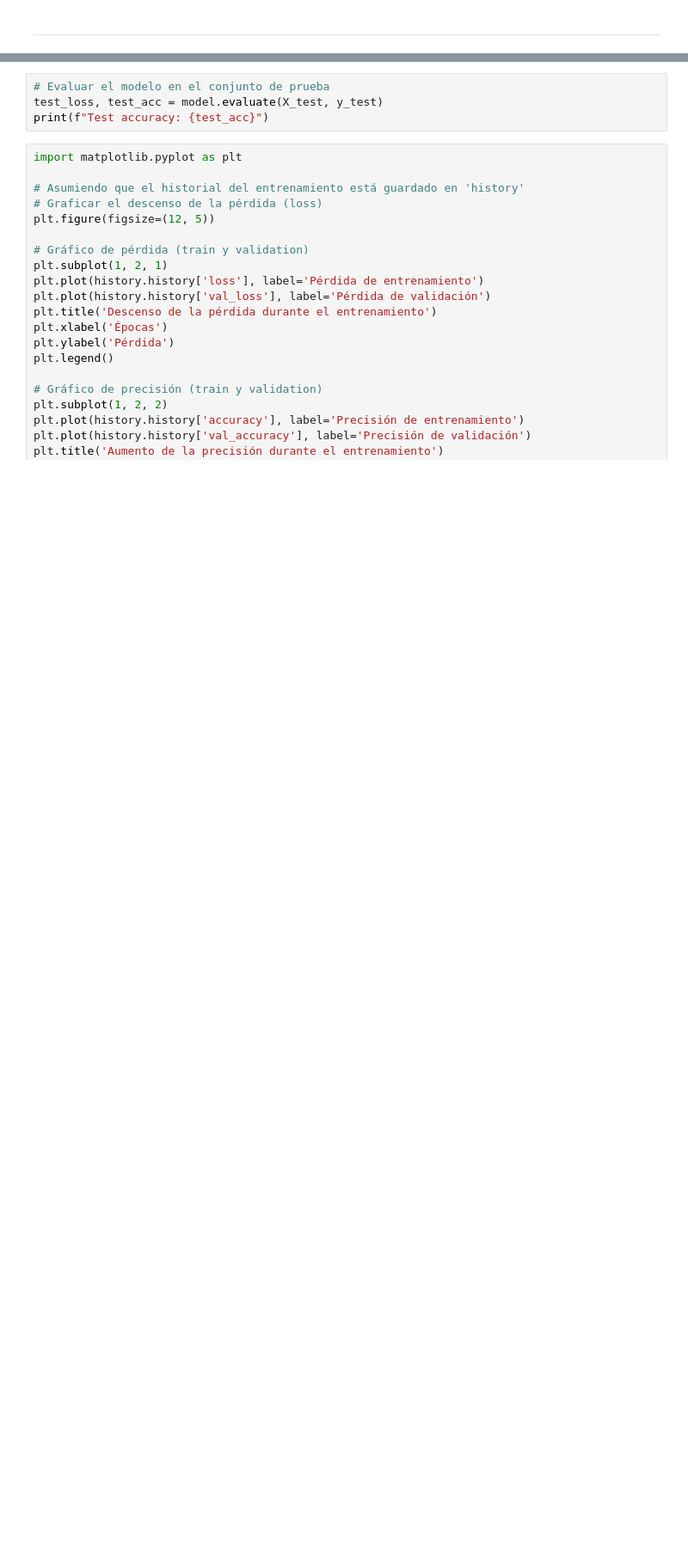
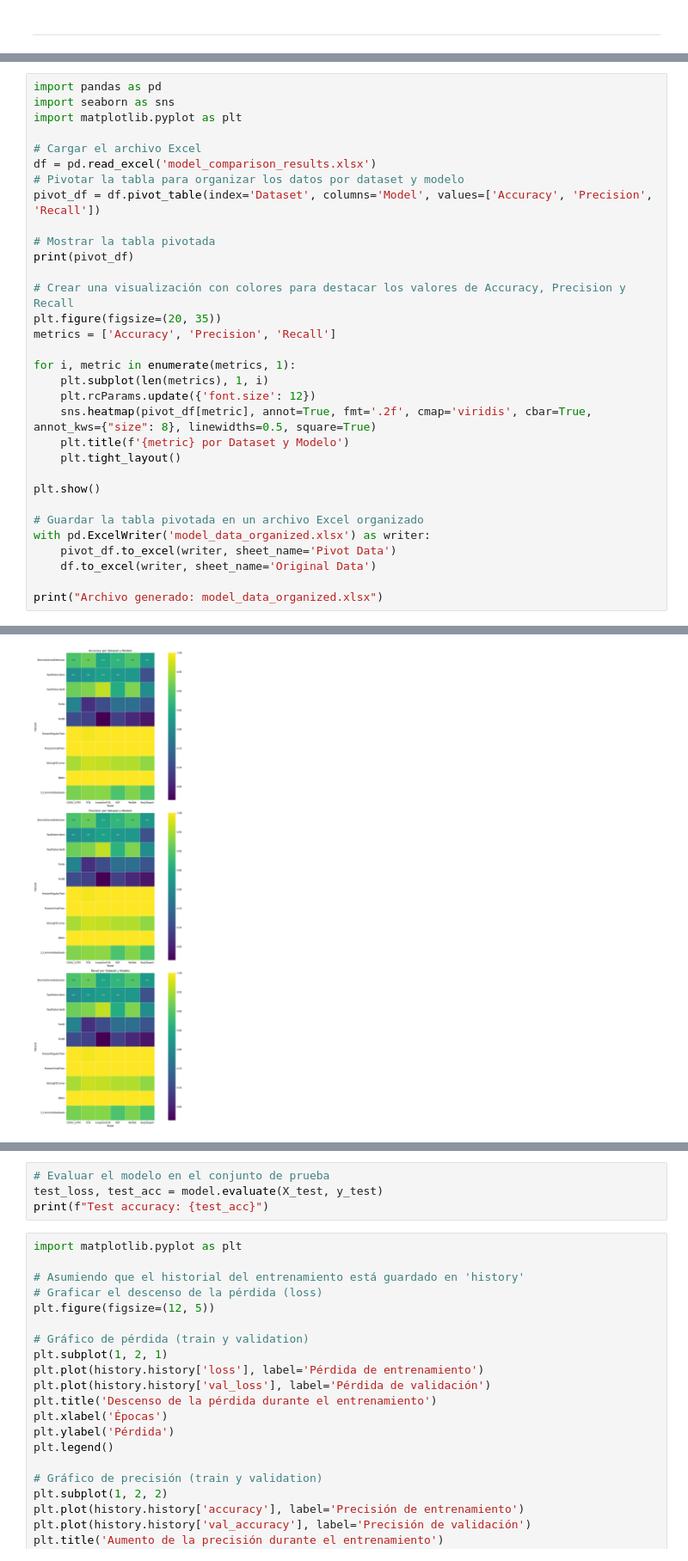
Before and after one commit to carlosarroyave/TSC_CEAG, a Jupyter notebook: TSC_CEAG.ipynb, the cells around one changed output, grey strips where cells are left out. Shown at 86% size. Cells and saved outputs as stored; diff of their text form; blank space fills up the shorter version.

```diff
--- a/TSC_CEAG.ipynb
+++ b/TSC_CEAG.ipynb
@@ -815,0 +690,33 @@ El mejor modelo es: FCN con una precisión de 0.5195 y un tiempo de entrenamient
+# %%
+import pandas as pd
+import seaborn as sns
+import matplotlib.pyplot as plt
+
+# Cargar el archivo Excel
+df = pd.read_excel('model_comparison_results.xlsx')
+# Pivotar la tabla para organizar los datos por dataset y modelo
+pivot_df = df.pivot_table(index='Dataset', columns='Model', values=['Accuracy', 'Precision', 'Recall'])
+
+# Mostrar la tabla pivotada
+print(pivot_df)
+
+# Crear una visualización con colores para destacar los valores de Accuracy, Precision y Recall
+plt.figure(figsize=(20, 35))
+metrics = ['Accuracy', 'Precision', 'Recall']
+
+for i, metric in enumerate(metrics, 1):
+    plt.subplot(len(metrics), 1, i)
+    plt.rcParams.update({'font.size': 12})
+    sns.heatmap(pivot_df[metric], annot=True, fmt='.2f', cmap='viridis', cbar=True, annot_kws={"size": 8}, linewidths=0.5, square=True)
+    plt.title(f'{metric} por Dataset y Modelo')
+    plt.tight_layout()
+
+plt.show()
+
+# Guardar la tabla pivotada en un archivo Excel organizado
+with pd.ExcelWriter('model_data_organized.xlsx') as writer:
+    pivot_df.to_excel(writer, sheet_name='Pivot Data')
+    df.to_excel(writer, sheet_name='Original Data')
+
+print("Archivo generado: model_data_organized.xlsx")
+# %% [output]
@@ -815,0 +740 @@ El mejor modelo es: FCN con una precisión de 0.5195 y un tiempo de entrenamient
+[figure, added]
```
Also changed, not shown: parts of 11 cells of this notebook.
